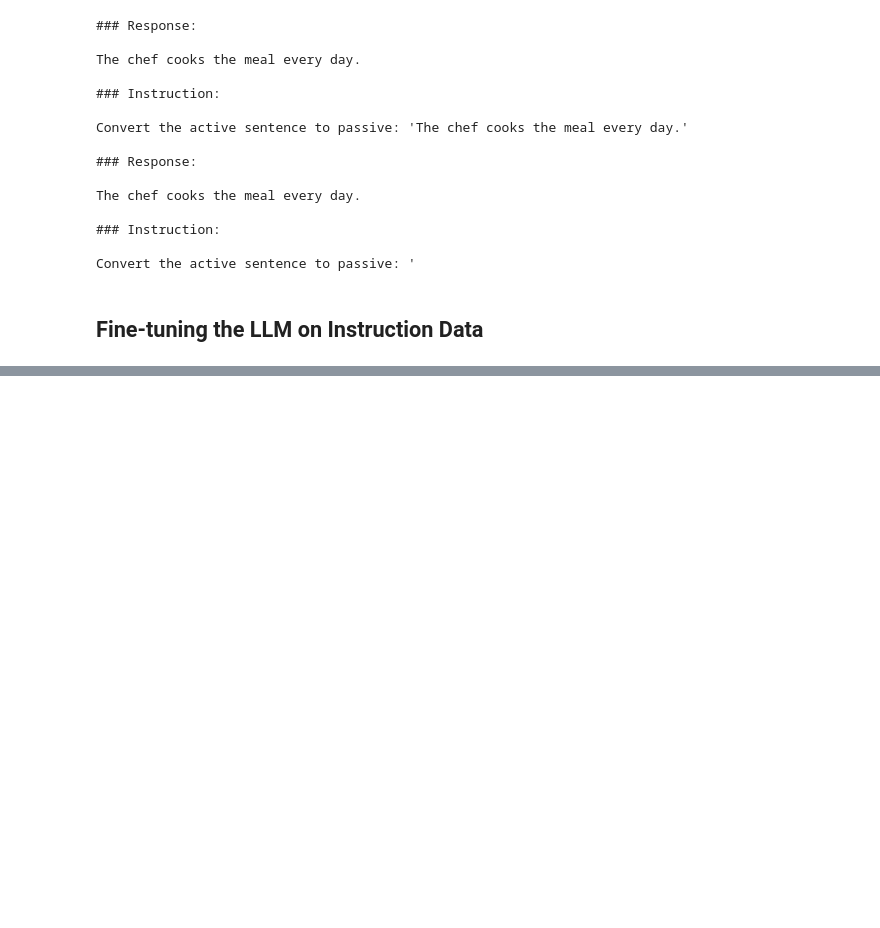
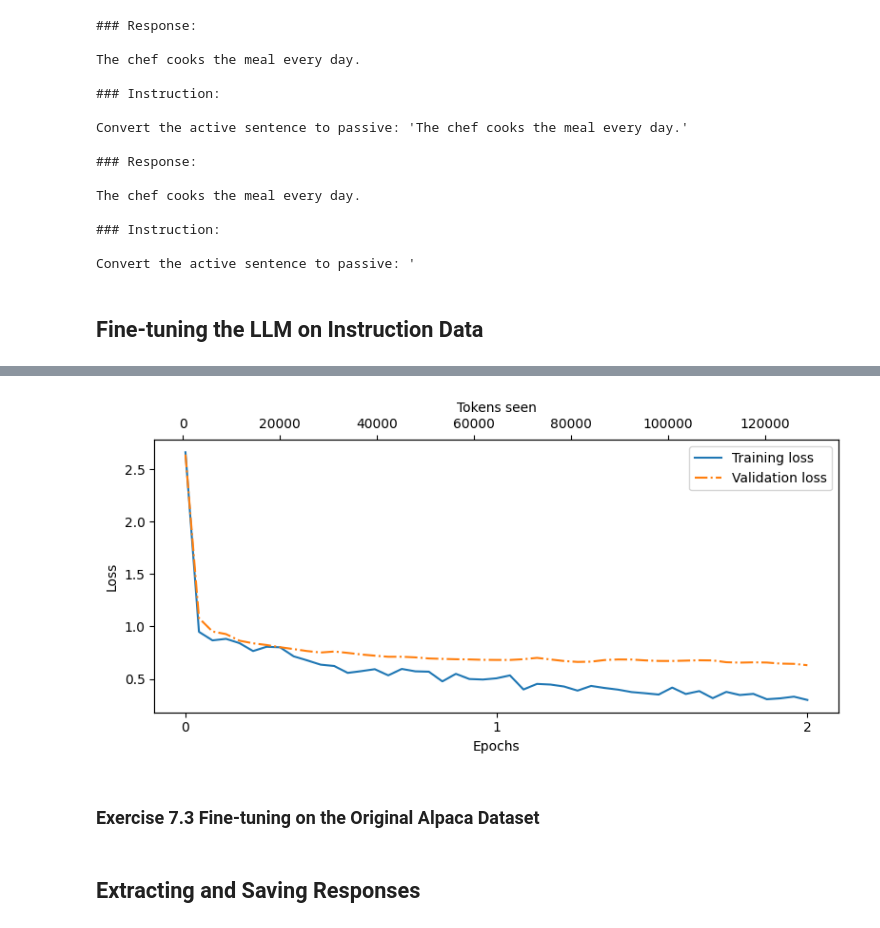
Before and after one commit to SandroAlex/llms-build-and-deploy, a Jupyter notebook: learning/build_large_language_models_from_scratch/07_fine_tuning_to_follow_instructions.ipynb, the cells around one changed output, grey strips where cells are left out. Cells and saved outputs as stored; diff of their text form; code cells hidden in the pictures; blank space fills up the shorter version.

```diff
--- a/learning/build_large_language_models_from_scratch/07_fine_tuning_to_follow_instructions.ipynb
+++ b/learning/build_large_language_models_from_scratch/07_fine_tuning_to_follow_instructions.ipynb
@@ -263,12 +266,11 @@ print(customized_collate_fn)
 # %% [output]
 functools.partial(<function custom_collate_fn at 0x...>, device=device(type='cpu'), allowed_max_length=1024)
 # %%
-# You can try to increase this number if parallel Python processes are
-# supported by your operating system.
-num_workers = 0
+# You can try to increase this number if parallel Python processes are supported by your operating system.
+num_workers: int = 16
 
 # Batch size for data loaders.
-batch_size = 8
+batch_size: int = 8
 # %%
 train_dataset = aux.InstructionDataset(train_data, tokenizer)
 train_loader = DataLoader(
@@ -459,0 +471,24 @@ Convert the active sentence to passive: '
+# %%
+torch.manual_seed(456)
+
+start_time = time.time()
+optimizer = torch.optim.AdamW(model.parameters(), lr=0.00005, weight_decay=0.1)
+num_epochs: int = 2
+
+train_losses, val_losses, tokens_seen = aux.train_model_simple(
+    model=model,
+    train_loader=train_loader,
+    val_loader=val_loader,
+    optimizer=optimizer,
+    device=device,
+    num_epochs=num_epochs,
+    eval_freq=5,
+    eval_iter=5,
+    start_context=aux.format_input(val_data[0]),
+    tokenizer=tokenizer
+)
+
+end_time = time.time()
+execution_time_minutes = (end_time - start_time) / 60
+
+print(f">>> Training completed in {execution_time_minutes:.2f} minutes.")
@@ -459,0 +513,9 @@ Convert the active sentence to passive: '
+# %%
+epochs_tensor = torch.linspace(0, num_epochs, len(train_losses))
+aux.plot_losses(epochs_tensor, tokens_seen, train_losses, val_losses)
+# %% [output]
+[figure, added]
+# %% [markdown]
+### Exercise 7.3 Fine-tuning on the Original Alpaca Dataset
+# %% [markdown]
+## Extracting and Saving Responses
```
Also changed, not shown: parts of 19 cells of this notebook, 1 other file.
